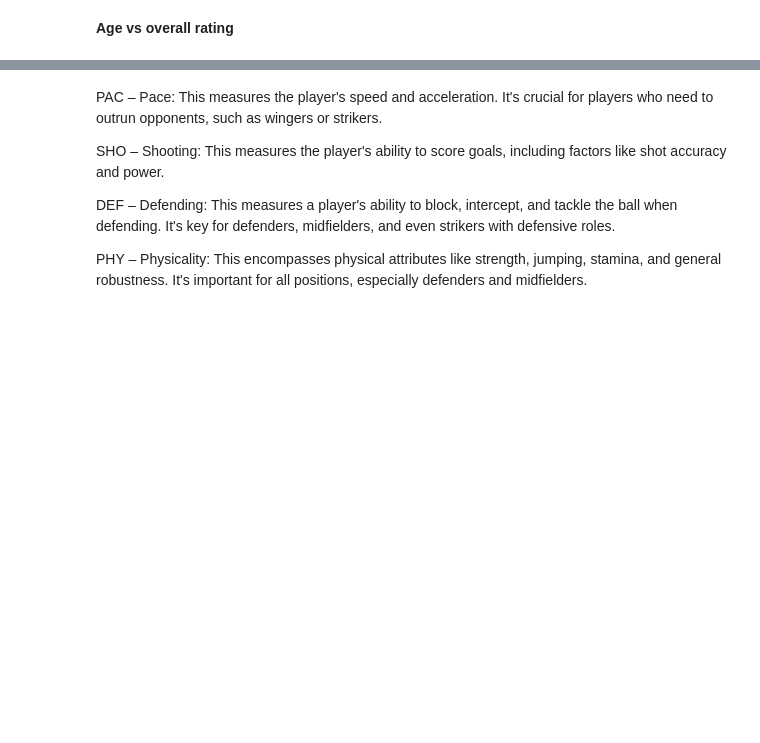
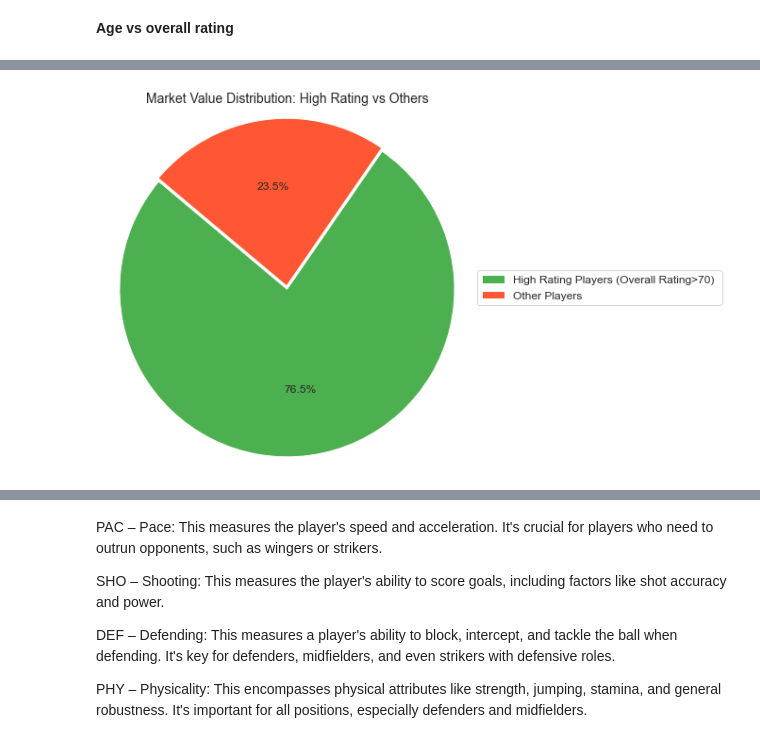
Before and after one commit to Usayed777/PortfolioProjects, a Jupyter notebook: Fifa.ipynb, the cells around one changed output, grey strips where cells are left out. Saved outputs shown, nothing was run; the diff lists cells and outputs as text; code cells hidden in the pictures; blank space fills up the shorter version.

```diff
--- a/Fifa.ipynb
+++ b/Fifa.ipynb
@@ -697,0 +573,21 @@ Index(['ID', 'FullName', 'Nationality', 'Age', 'Overall Rating',
+# %%
+high_ovr_players = df[df['Overall Rating'] > 70]
+
+total_market_value = df['Value'].sum()
+high_ovr_value = high_ovr_players['Value'].sum()
+other_value = total_market_value - high_ovr_value
+
+labels = ['High Rating Players (Overall Rating>70) ', 'Other Players']
+sizes = [high_ovr_value, other_value]
+colors = ['#4CAF50', '#FF5733']
+explode = (0.02, 0)
+
+plt.figure(figsize=(7, 7))
+plt.pie(sizes, explode=explode, colors=colors, autopct='%1.1f%%', startangle=140, textprops={'fontsize': 12})
+plt.title('Market Value Distribution: High Rating vs Others', fontsize=14)
+
+plt.legend(labels, loc="center left", bbox_to_anchor=(1, 0.5), fontsize=12)
+plt.axis('equal')
+plt.show()
+# %% [output]
+[figure, added]
```
Also changed, not shown: parts of 63 cells of this notebook.
